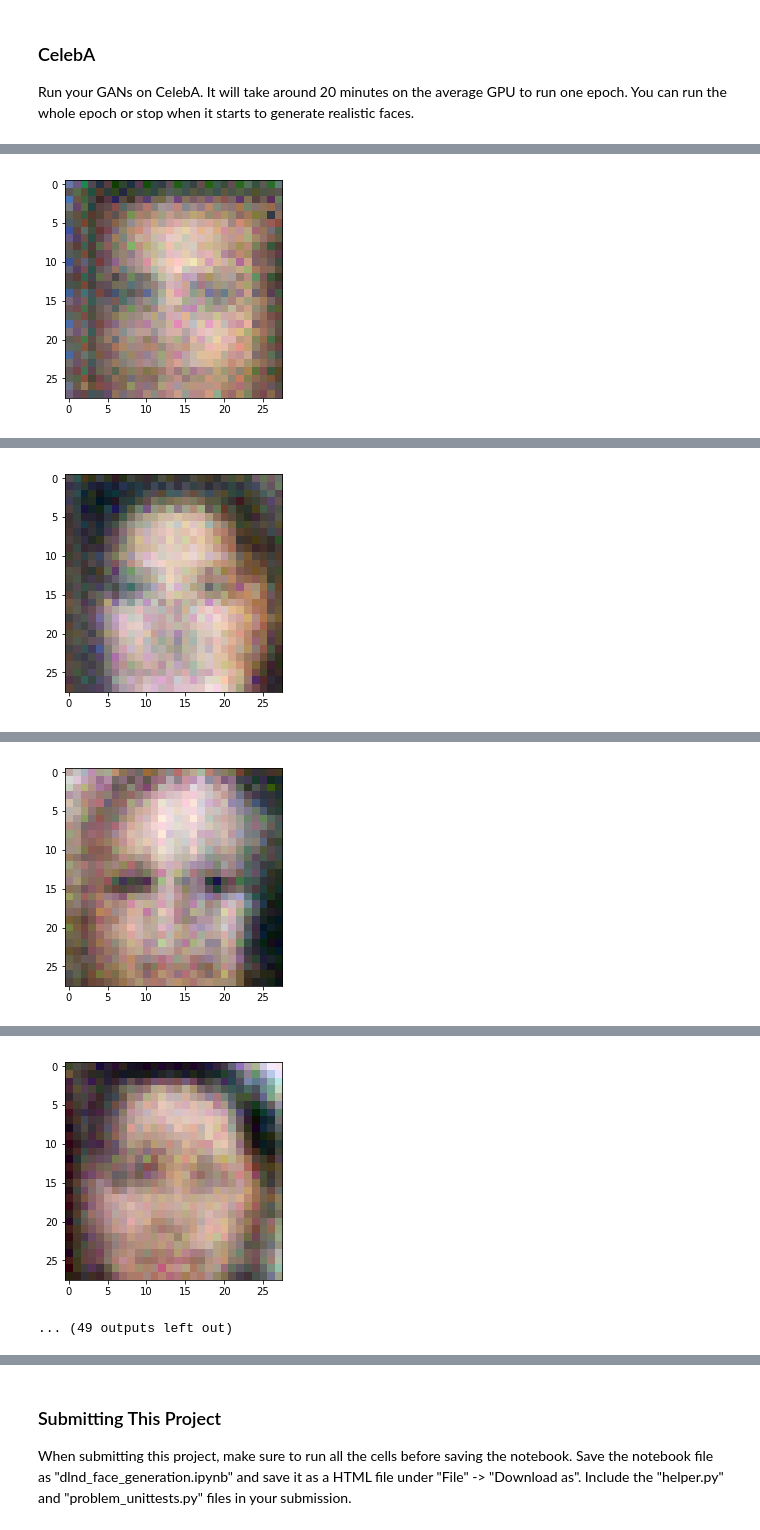
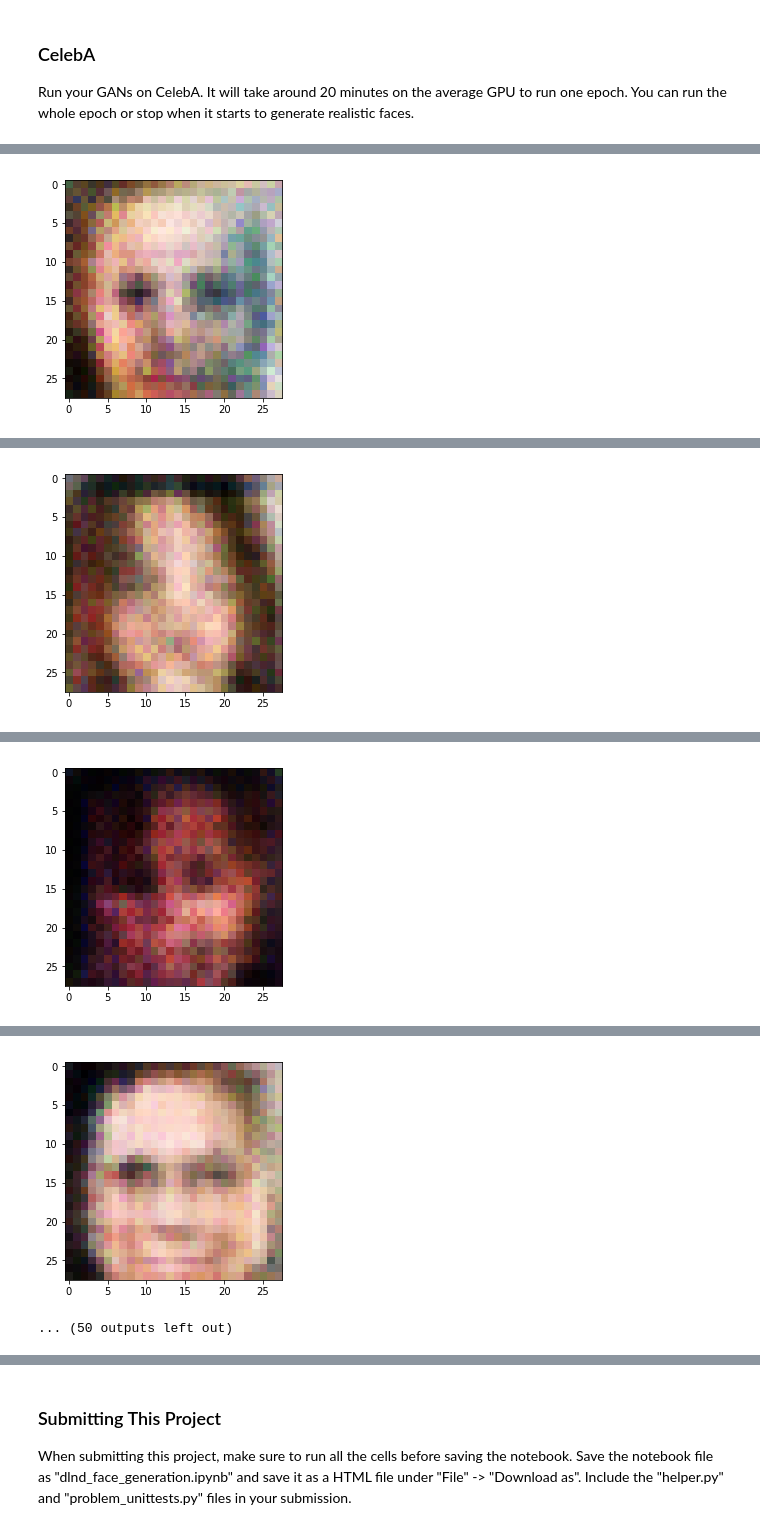
Before and after one commit to briancap/deep_learing_p5, a Jupyter notebook: dlnd_face_generation.ipynb, the cells around one changed output, grey strips where cells are left out. Cells and saved outputs as stored; diff of their text form; code cells hidden in the pictures.

Commit message:
add dropout increase generator kernel size scale batch images in train method add layers to generator

```diff
--- a/dlnd_face_generation.ipynb
+++ b/dlnd_face_generation.ipynb
@@ -202,8 +208,10 @@ def generator(z, out_channel_dim, is_train=True):
     :return: The tensor output of the generator
     """
     # TODO: Implement Function
-    #for leaky relu
-    alpha = .02
+    #other variables
+    alpha     = .2
+    keep_prob = .8
+
     with tf.variable_scope('generator', reuse=True if is_train==False else False):
         # First fully connected layer
         dense        = tf.layers.dense(z, 7*7*512)
@@ -216,17 +224,31 @@ def generator(z, out_channel_dim, is_train=True):
         conv_2       = tf.layers.conv2d_transpose(leaky_relu_1, 256, 5, strides=1, padding='same')
         batch_norm_2 = tf.layers.batch_normalization(conv_2, training=is_train)
         leaky_relu_2 = tf.maximum(alpha * batch_norm_2, batch_norm_2)
+        dropout_2    = tf.nn.dropout(leaky_relu_2, keep_prob)
 
         #size: 7x7x256
 
-        conv_3       = tf.layers.conv2d_transpose(leaky_relu_2, 128, 5, strides=2, padding='same')
+        conv_3       = tf.layers.conv2d_transpose(dropout_2, 128, 5, strides=2, padding='same')
         batch_norm_3 = tf.layers.batch_normalization(conv_3, training=is_train)
         leaky_relu_3 = tf.maximum(alpha * batch_norm_3, batch_norm_3)
 
         #size: 14x14x128
 
+        conv_4       = tf.layers.conv2d_transpose(leaky_relu_3, 64, 5, strides=1, padding='same')
+        batch_norm_4 = tf.layers.batch_normalization(conv_4, training=is_train)
+        leaky_relu_4 = tf.maximum(alpha * batch_norm_4, batch_norm_4)
+        dropout_4    = tf.nn.dropout(leaky_relu_4, keep_prob)
+
+        #size: 14x14x64
+
+        conv_5       = tf.layers.conv2d_transpose(dropout_4, 32, 5, strides=2, padding='same')
+        batch_norm_5 = tf.layers.batch_normalization(conv_5, training=is_train)
+        leaky_relu_5 = tf.maximum(alpha * batch_norm_5, batch_norm_5)
+
+        #size: 28x28x32
+
         # Output layer
-        logits = tf.layers.conv2d_transpose(leaky_relu_3, out_channel_dim, 3, 2, 'same')
+        logits = tf.layers.conv2d_transpose(leaky_relu_3, out_channel_dim, 5, 2, 'same')
 
         #size: 28x28x3
 
@@ -379,6 +401,9 @@ def train(epoch_count, batch_size, z_dim, learning_rate, beta1, get_batches, dat
                 # TODO: Train Model
                 steps += 1
 
+                #re-scale
+                batch_images*=2
+
                 # Sample random noise for G
                 batch_z = np.random.uniform(-1, 1, size=(batch_size, z_dim))
 
@@ -433,7 +458,7 @@ Epoch 1/2... Discriminator Loss: 0.8120... Generator Loss: 0.6508
 ### CelebA
 Run your GANs on CelebA.  It will take around 20 minutes on the average GPU to run one epoch.  You can run the whole epoch or stop when it starts to generate realistic faces.
 # %%
-batch_size    = 32
+batch_size    = 64
 z_dim         = 100
 learning_rate = .0002
 beta1         = .5
@@ -457 +482 @@ Epoch 1/1... Discriminator Loss: 1.9263... Generator Loss: 0.2386
-[figure, old version]
+[figure, new version]
@@ -459 +484 @@ Epoch 1/1... Discriminator Loss: 1.7322... Generator Loss: 3.1437
-[figure, old version]
+[figure, new version]
@@ -461 +486 @@ Epoch 1/1... Discriminator Loss: 1.3338... Generator Loss: 0.4060
-[figure, old version]
+[figure, new version]
@@ -463,4 +488,4 @@ Epoch 1/1... Discriminator Loss: 2.0335... Generator Loss: 0.1869
-[figure, old version]
+[figure, new version]
-... (49 outputs left out)
+... (50 outputs left out)
 # %%
 print('done')
```
Also changed, not shown: parts of 4 cells of this notebook, 1 other file.
